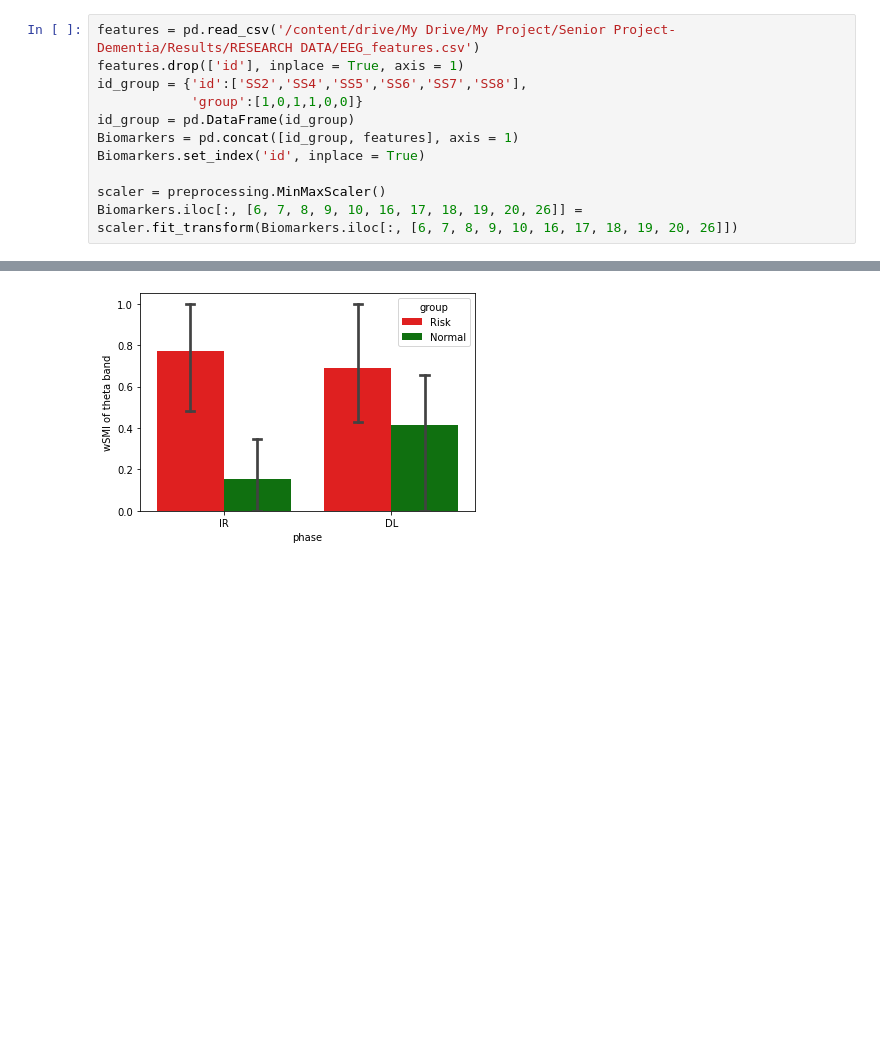
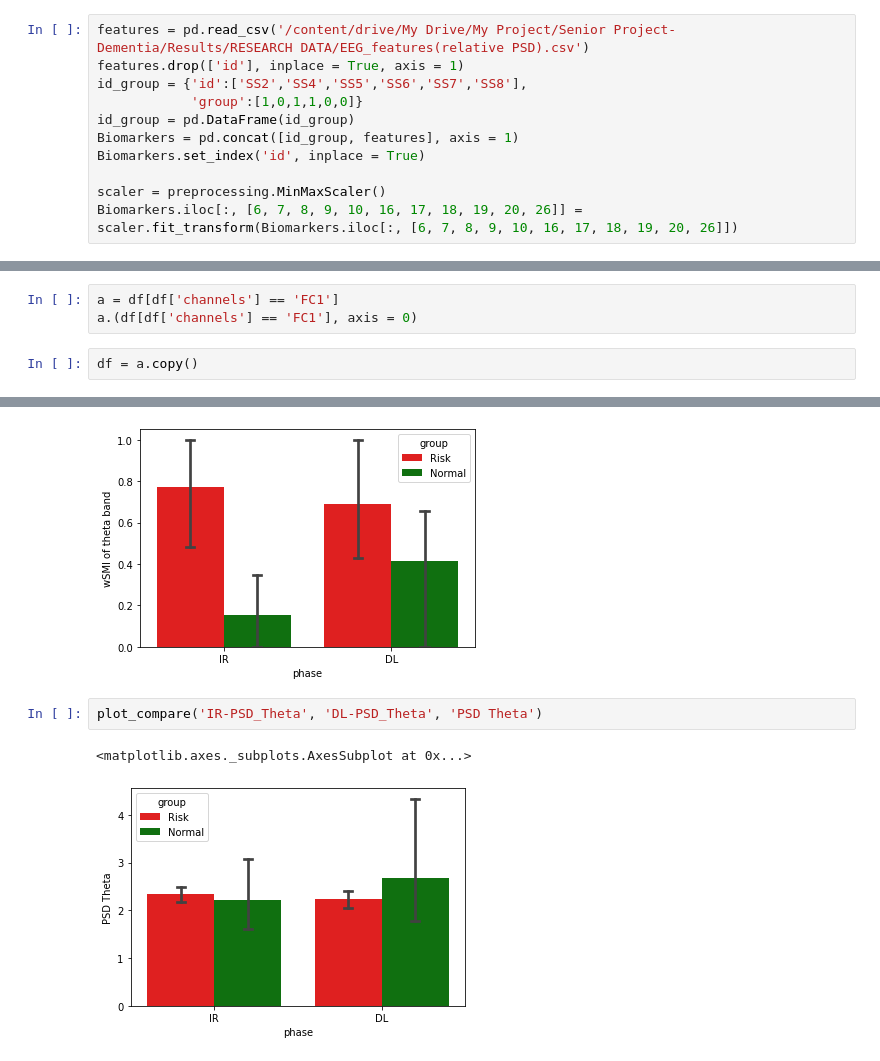
Before and after one commit to Sirabhop/Preclinical-AD-EEG-classification, a Jupyter notebook: Data_Exploration.ipynb, the cells around one changed output, grey strips where cells are left out. Cells and saved outputs as stored; diff of their text form; blank space fills up the shorter version.

```diff
--- a/Data_Exploration.ipynb
+++ b/Data_Exploration.ipynb
@@ -202,7 +198,7 @@ MoCA_Risk = MoCA[MoCA['group'] == 1]
 # %% [markdown]
 ##**Biomarkers**
 # %%
-features = pd.read_csv('/content/drive/My Drive/My Project/Senior Project-Dementia/Results/RESEARCH DATA/EEG_features.csv')
+features = pd.read_csv('/content/drive/My Drive/My Project/Senior Project-Dementia/Results/RESEARCH DATA/EEG_features(relative PSD).csv')
 features.drop(['id'], inplace = True, axis = 1)
 id_group = {'id':['SS2','SS4','SS5','SS6','SS7','SS8'],
             'group':[1,0,1,1,0,0]}
@@ -294,0 +300,5 @@ def plot_PSD(band, title): #x = band
+# %%
+a = df[df['channels'] == 'FC1']
+a.(df[df['channels'] == 'FC1'], axis = 0)
+# %%
+df = a.copy()
@@ -819,3 +833,8 @@ plt.show()
 [figure]
 [figure]
 [figure]
+# %%
+plot_compare('IR-PSD_Theta', 'DL-PSD_Theta', 'PSD Theta')
+# %% [output]
+<matplotlib.axes._subplots.AxesSubplot at 0x...>
+[figure, added]
```
Also changed, not shown: parts of 10 cells of this notebook.
